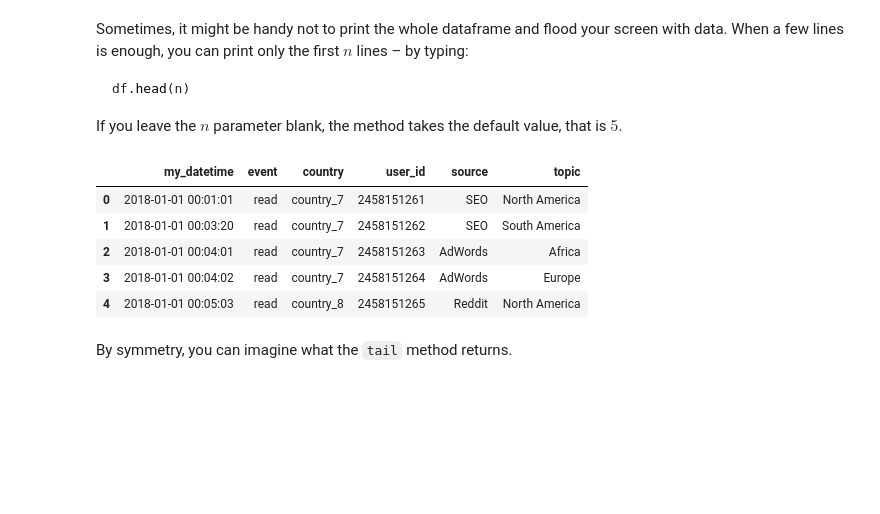
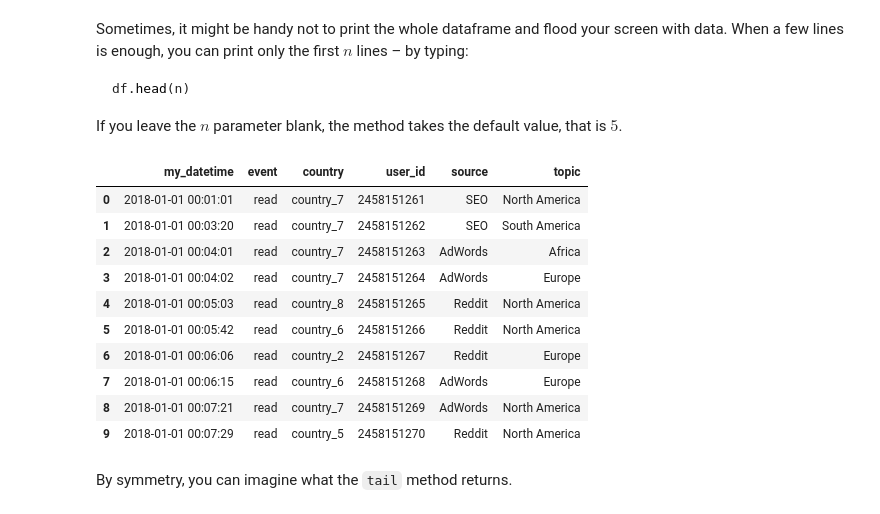
Before and after one commit to oscar-defelice/DSAcademy-lectures, a Jupyter notebook: Lectures_src/01.Pandas/01.Pandas.ipynb, the cells around one changed output. Saved outputs shown, nothing was run; the diff lists cells and outputs as text; code cells hidden in the pictures; blank space fills up the shorter version.

```diff
--- a/Lectures_src/01.Pandas/01.Pandas.ipynb
+++ b/Lectures_src/01.Pandas/01.Pandas.ipynb
@@ -147,14 +147,19 @@ df.head(n)
 
 If you leave the $n$ parameter blank, the method takes the default value, that is $5$.
 # %%
-df.head()
+df.head(10)
 # %% [output]
 |  | my_datetime | event | country | user_id | source | topic |
 | 0 | 2018-01-01 00:01:01 | read | country_7 | 2458151261 | SEO | North America |
 | 1 | 2018-01-01 00:03:20 | read | country_7 | 2458151262 | SEO | South America |
 | 2 | 2018-01-01 00:04:01 | read | country_7 | 2458151263 | AdWords | Africa |
 | 3 | 2018-01-01 00:04:02 | read | country_7 | 2458151264 | AdWords | Europe |
 | 4 | 2018-01-01 00:05:03 | read | country_8 | 2458151265 | Reddit | North America |
+| 5 | 2018-01-01 00:05:42 | read | country_6 | 2458151266 | Reddit | North America |
+| 6 | 2018-01-01 00:06:06 | read | country_2 | 2458151267 | Reddit | Europe |
+| 7 | 2018-01-01 00:06:15 | read | country_6 | 2458151268 | AdWords | Europe |
+| 8 | 2018-01-01 00:07:21 | read | country_7 | 2458151269 | AdWords | North America |
+| 9 | 2018-01-01 00:07:29 | read | country_5 | 2458151270 | Reddit | North America |
 # %% [markdown]
 By symmetry, you can imagine what the `tail` method returns.
 # %%
```
Also changed, not shown: parts of 3 cells of this notebook, 6 other files.
